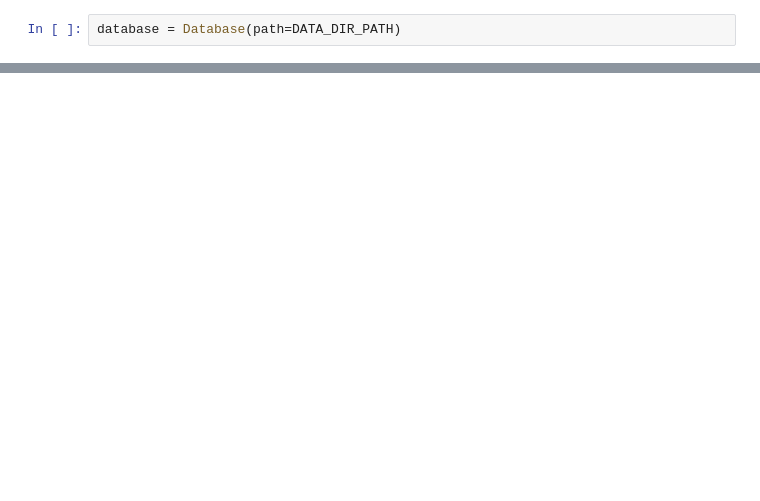
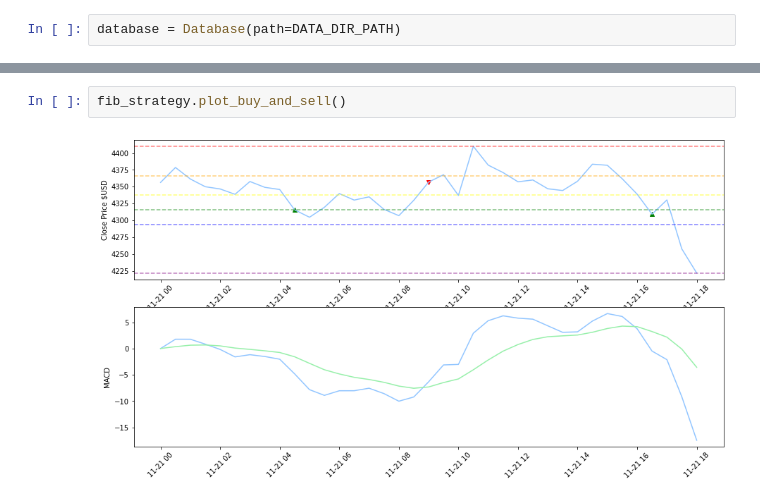
Before and after one commit to KylaM26/BitmexBot, a Jupyter notebook: main.ipynb, the cells around one changed output, grey strips where cells are left out. Saved outputs shown, nothing was run; the diff lists cells and outputs as text; blank space fills up the shorter version.

```diff
--- a/main.ipynb
+++ b/main.ipynb
@@ -64,0 +110,4 @@ resampled_df
+# %%
+fib_strategy.plot_buy_and_sell()
+# %% [output]
+[figure, added]
```
Also changed, not shown: parts of 9 cells of this notebook, 9 other files.
